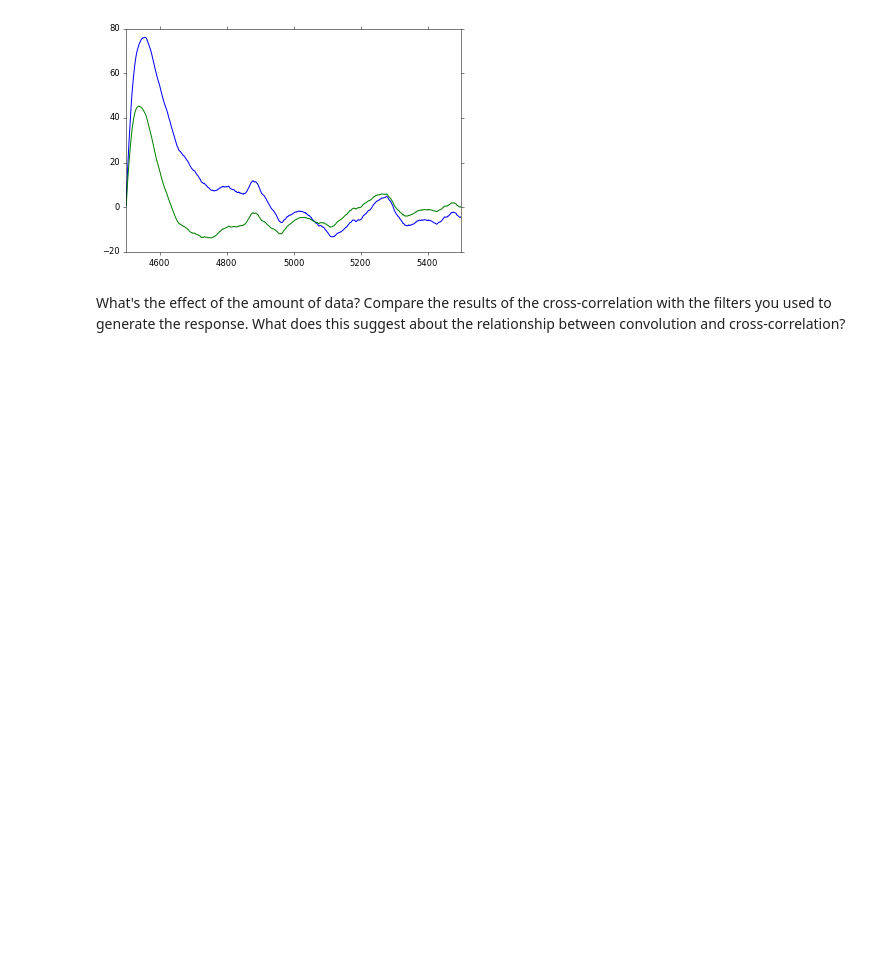
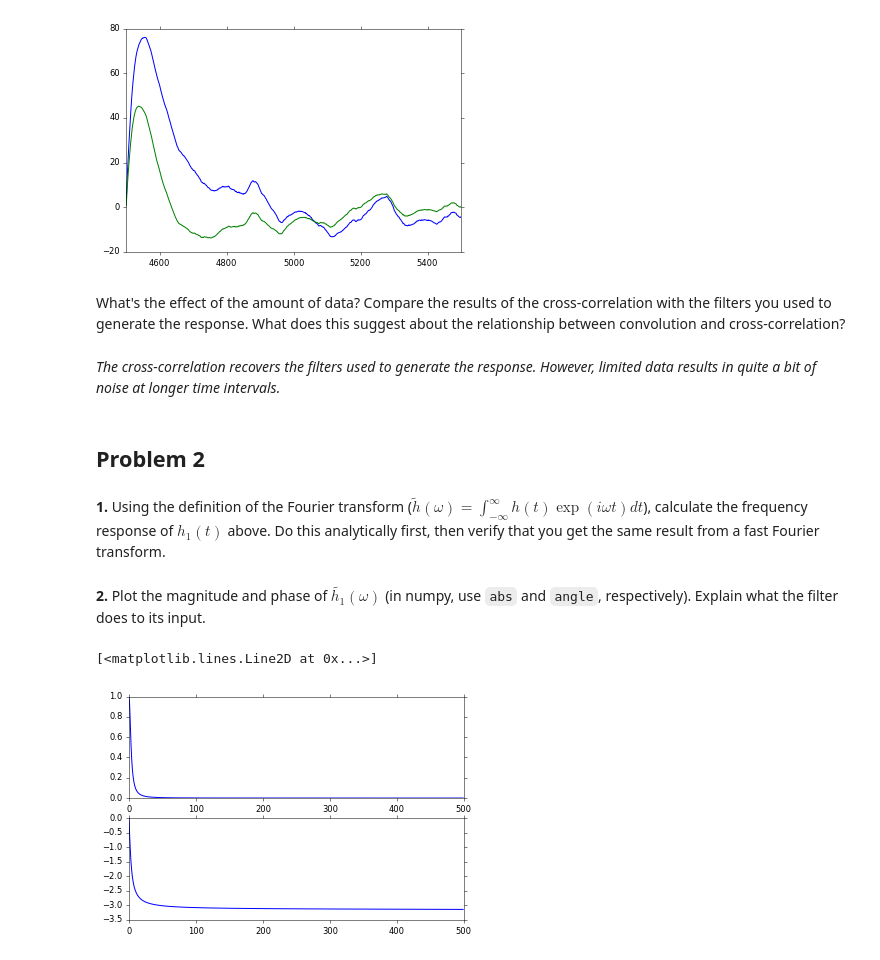
Before and after one commit to melizalab/comp-neurosci, a Jupyter notebook: assignments/session2b-lti-solution.ipynb, the cells around one changed output. Cells and saved outputs as stored; diff of their text form; code cells hidden in the pictures; blank space fills up the shorter version.

Commit message:
update results in lti notebook

```diff
--- a/assignments/session2b-lti-solution.ipynb
+++ b/assignments/session2b-lti-solution.ipynb
@@ -139,3 +149,21 @@ plt.xlim([s3k1.size / 2, s3k1.size / 2 + 1000])
 [figure]
 # %% [markdown]
 What's the effect of the amount of data? Compare the results of the cross-correlation with the filters you used to generate the response. What does this suggest about the relationship between convolution and cross-correlation?
+# %% [markdown]
+*The cross-correlation recovers the filters used to generate the response. However, limited data results in quite a bit of noise at longer time intervals.*
+# %% [markdown]
+## Problem 2
+# %% [markdown]
+**1.** Using the definition of the Fourier transform ($\tilde{h}(\omega) = \int_{-\infty}^\infty h(t) \exp(i \omega t) dt$), calculate the frequency response of $h_1(t)$ above. Do this analytically first, then verify that you get the same result from a fast Fourier transform.
+# %% [markdown]
+**2.** Plot the magnitude and phase of $\tilde{h_1}(\omega)$ (in numpy, use `abs` and `angle`, respectively). Explain what the filter does to its input.
+# %%
+k1 = (t / tau_1**2) * np.exp(-t / tau_1)
+K1 = np.fft.fft(k1)
+nyq = k1.size / 2  # for real inputs, only use FFT outputs up to Nyquist
+
+plt.subplot(211).plot(np.abs(K1[:nyq]))
+plt.subplot(212).plot(np.angle(K1[:nyq]))
+# %% [output]
+[<matplotlib.lines.Line2D at 0x...>]
+[figure, added]
```
Also changed, not shown: parts of 12 cells of this notebook.
